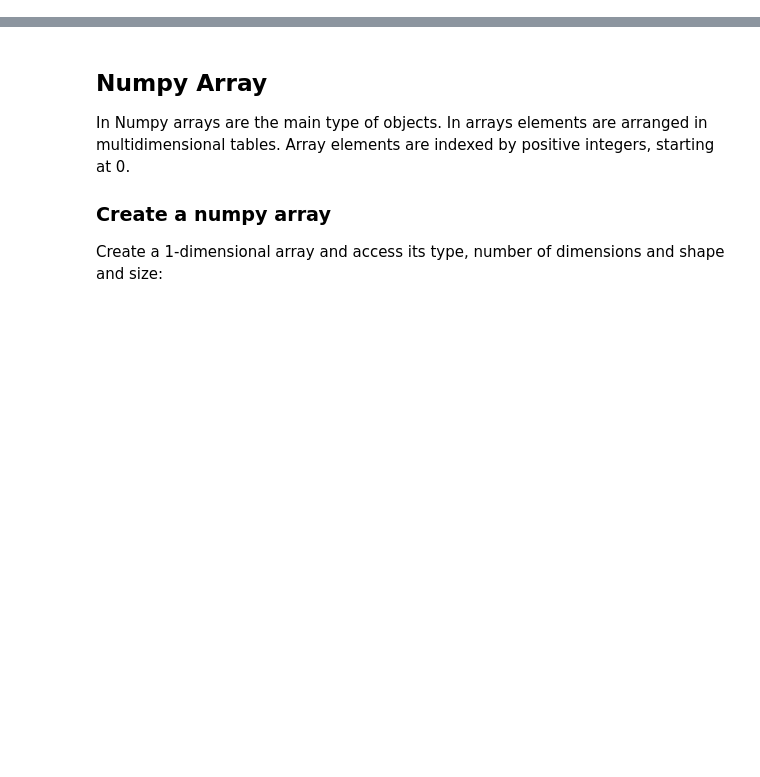
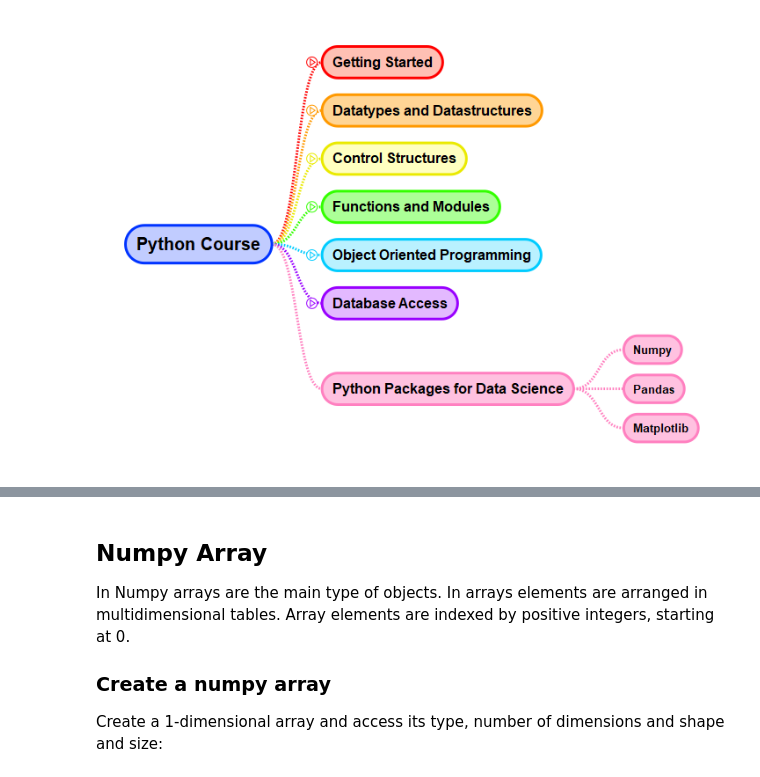
Before and after one commit to Mirza0602/Python, a Jupyter notebook: Python/Lecture/NP01numpyBasics.ipynb, the cells around one changed output, grey strips where cells are left out. Drawn from its saved outputs; the diff is of its cells as text; code cells hidden in the pictures; blank space fills up the shorter version.

```diff
--- a/Python/Lecture/NP01numpyBasics.ipynb
+++ b/Python/Lecture/NP01numpyBasics.ipynb
@@ -8,3 +7,8 @@
+# %%
+from IPython.display import Image
+Image(filename="../../Pics/DS_Python_Libs_All.PNG")
+# %% [output]
+[figure, added]
 # %%
 import numpy as np
 print np.__version__
```
Also changed, not shown: parts of 7 cells of this notebook, 11 other files.
